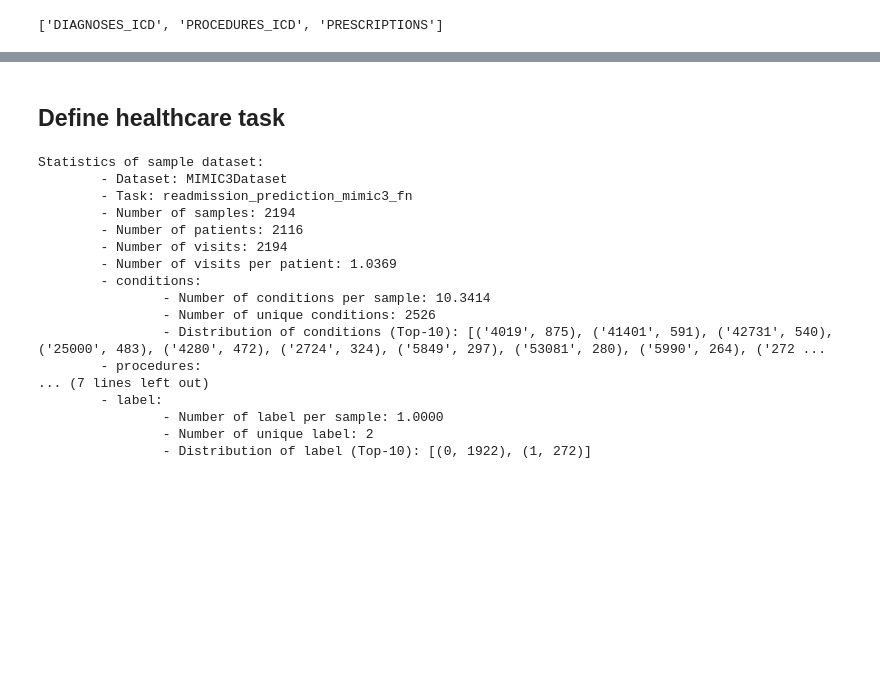
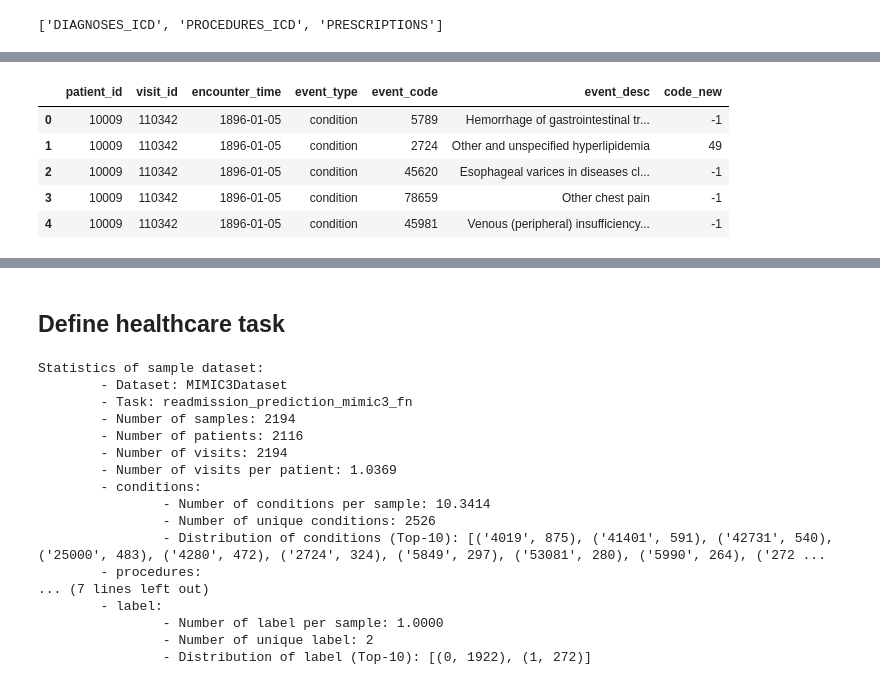
Before and after one commit to gowthamkuntumalla/CS598_DeepLearning_For_Healthcare, a Jupyter notebook: new/Readmission.ipynb, the cells around one changed output, grey strips where cells are left out. Saved outputs shown, nothing was run; the diff lists cells and outputs as text; code cells hidden in the pictures; blank space fills up the shorter version.

```diff
--- a/new/Readmission.ipynb
+++ b/new/Readmission.ipynb
@@ -156,0 +365,10 @@ mimic3_ds.samples[0]
+# %%
+data['code_new'] = data['event_desc'].apply(lambda x: words_to_index.get(x, -1))
+data.head()
+# %% [output]
+|  | patient_id | visit_id | encounter_time | event_type | event_code | event_desc | code_new |
+| 0 | 10009 | 110342 | 1896-01-05 | condition | 5789 | Hemorrhage of gastrointestinal tr... | -1 |
+| 1 | 10009 | 110342 | 1896-01-05 | condition | 2724 | Other and unspecified hyperlipidemia | 49 |
+| 2 | 10009 | 110342 | 1896-01-05 | condition | 45620 | Esophageal varices in diseases cl... | -1 |
+| 3 | 10009 | 110342 | 1896-01-05 | condition | 78659 | Other chest pain | -1 |
+| 4 | 10009 | 110342 | 1896-01-05 | condition | 45981 | Venous (peripheral) insufficiency... | -1 |
```
Also changed, not shown: parts of 18 cells of this notebook, 2 other files.
